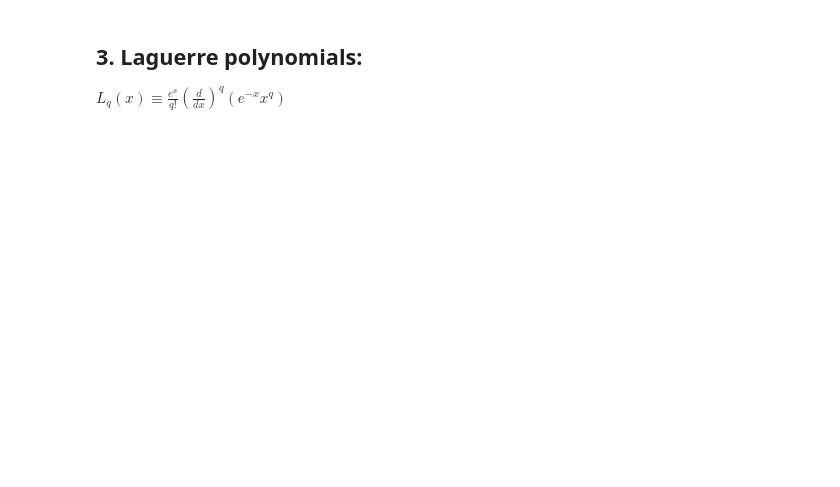
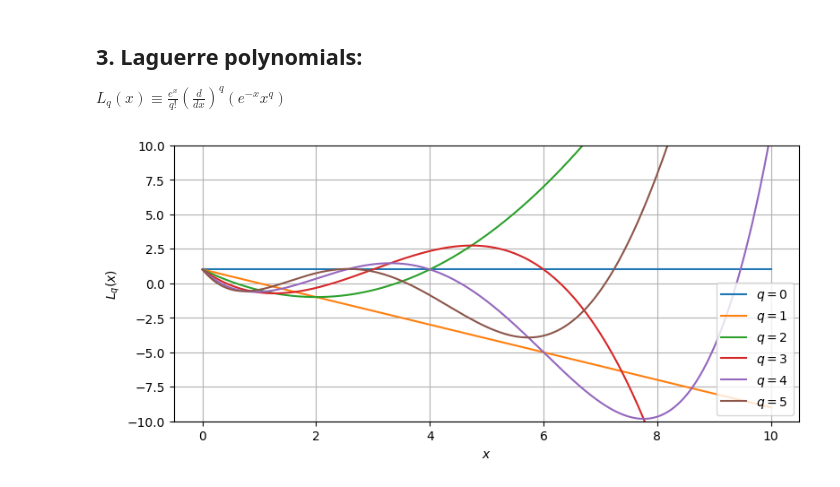
Before and after one commit to wbandabarragan/quantum-mechanics-1, a Jupyter notebook: python-notebooks/python4QM_10.ipynb, the cells around one changed output. Saved outputs shown, nothing was run; the diff lists cells and outputs as text; code cells hidden in the pictures; blank space fills up the shorter version.

```diff
--- a/python-notebooks/python4QM_10.ipynb
+++ b/python-notebooks/python4QM_10.ipynb
@@ -78,3 +125,19 @@ $x=\cos(\theta)$
 ## 3. Laguerre polynomials:
 
 $L_q(x) \equiv \frac{e^{x}}{q!}\left(\frac{d}{dx}\right)^q\left(e^{-x}x^q\right)$
+# %%
+# Create a new x axis
+x = np.linspace(0., 10., 1000)
+
+# Empty list to store several L_q(x)
+lag_list = []
+
+# Loop over l to produce several L_q(x)
+
+for q in range(6):
+
+  # Call scipy -> legendre
+  l_q = spe.laguerre(q)
+
+  # Append the polynomial to the list
+  lag_list.append(l_q)
@@ -80,0 +147,17 @@ $L_q(x) \equiv \frac{e^{x}}{q!}\left(\frac{d}{dx}\right)^q\left(e^{-x}x^q\right)
+# %%
+# Plotting the Legendre polynomials
+
+plt.figure(figsize=(9,4))
+
+for q in range(6):
+  plt.plot(x,lag_list[q](x), label = rf"$q=${q}")
+
+plt.xlabel(r"$x$")
+plt.ylabel(r"$L_{q}(x)$")
+plt.grid()
+
+plt.ylim(-10, +10)
+plt.legend()
+plt.show()
+# %% [output]
+[figure, added]
```
Also changed, not shown: parts of 6 cells of this notebook.
